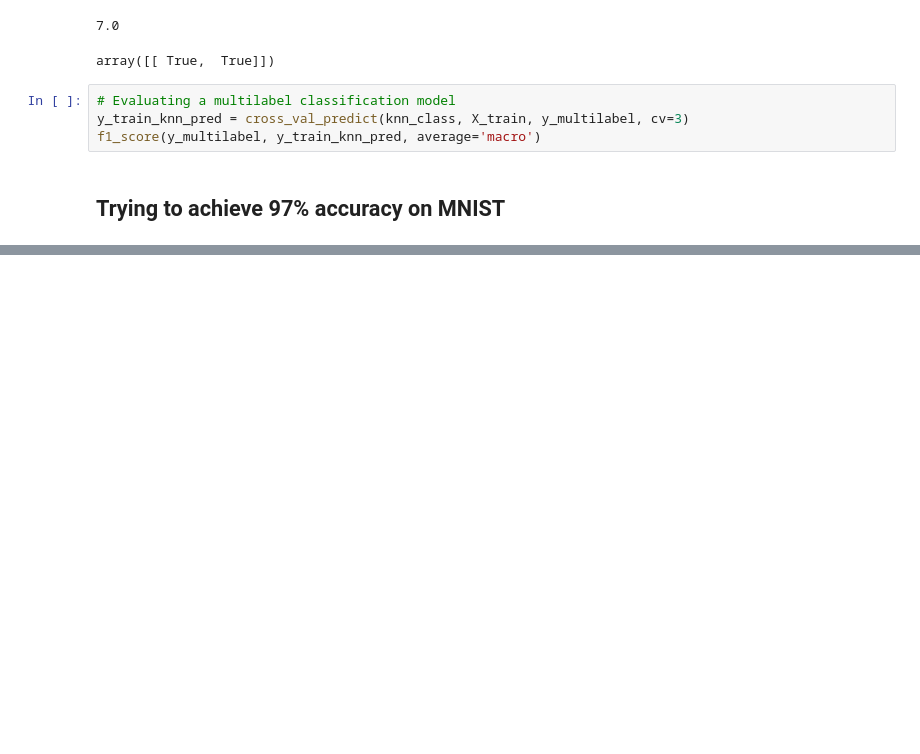
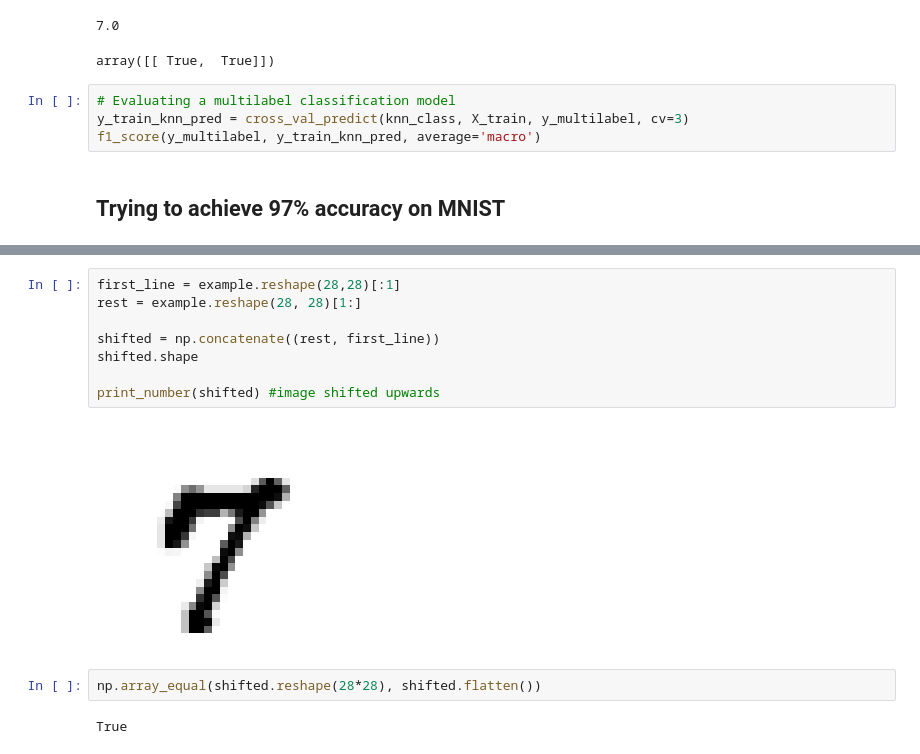
Before and after one commit to kamilwyszynski/mnist, a Jupyter notebook: mnist_multinomial_classifier.ipynb, the cells around one changed output, grey strips where cells are left out. Saved outputs shown, nothing was run; the diff lists cells and outputs as text; blank space fills up the shorter version.

```diff
--- a/mnist_multinomial_classifier.ipynb
+++ b/mnist_multinomial_classifier.ipynb
@@ -255,0 +288,14 @@ array([0.96945, 0.97125, 0.96995])
+# %%
+first_line = example.reshape(28,28)[:1]
+rest = example.reshape(28, 28)[1:]
+
+shifted = np.concatenate((rest, first_line))
+shifted.shape
+
+print_number(shifted) #image shifted upwards
+# %% [output]
+[figure, added]
+# %%
+np.array_equal(shifted.reshape(28*28), shifted.flatten())
+# %% [output]
+True
```
Also changed, not shown: parts of 17 cells of this notebook.
